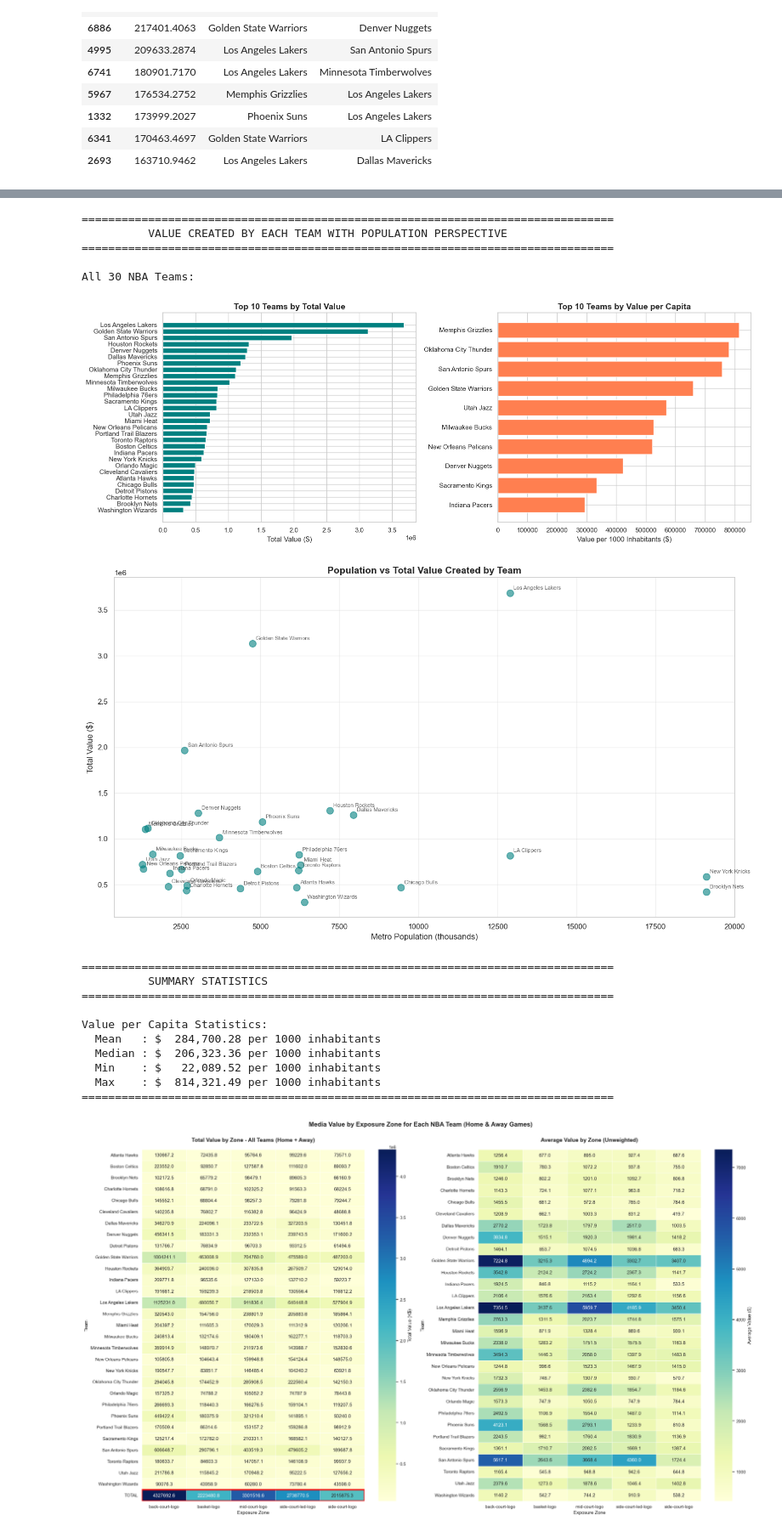
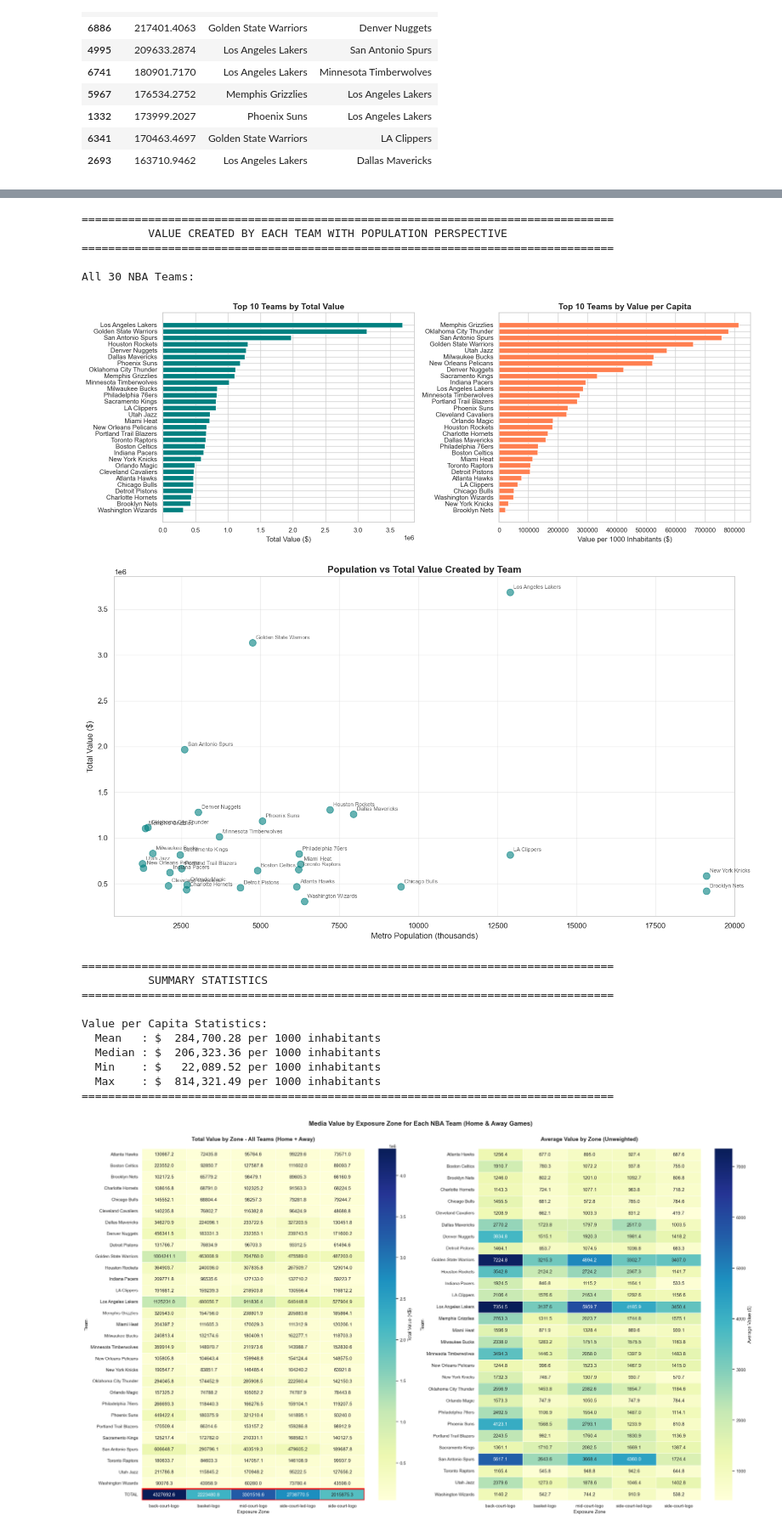
Before and after one commit to KylianSts/Quantifying-NBA-Sponsors-Extra-Exposure, a Jupyter notebook: Data_exploration/analysis_results/value_analysis.ipynb, the cells around one changed output, grey strips where cells are left out. Shown at 85% size. Cells and saved outputs as stored; diff of their text form; code cells hidden in the pictures.

```diff
--- a/Data_exploration/value_analysis.ipynb
+++ b/Data_exploration/analysis_results/value_analysis.ipynb
@@ -221,10 +174,6 @@ plt.show()
 # =============================================================================
 # VALUE BY TEAM WITH POPULATION PERSPECTIVE
 # =============================================================================
-
-import pandas as pd
-import matplotlib.pyplot as plt
-import seaborn as sns
 
 # Create a dataframe for home teams
 home_value = df_games.groupby('HOME_TEAM_NAME').agg({
@@ -324,7 +273,7 @@ ax1.set_title('Top 10 Teams by Total Value', fontsize=14, fontweight='bold')
 ax1.invert_yaxis()
 
 # 2. Top 10 teams by value per capita
-top_10_capita = team_value.sort_values(by='value_per_capita', ascending=False).head(10)
+top_10_capita = team_value.sort_values(by='value_per_capita', ascending=False)
 ax2.barh(range(len(top_10_capita)), top_10_capita['value_per_capita'], color='coral')
 ax2.set_yticks(range(len(top_10_capita)))
 ax2.set_yticklabels(top_10_capita.index)
@@ -350,34 +299,34 @@ for idx, row in team_value.iterrows():
                 textcoords='offset points')
 
 plt.xlabel('Metro Population (thousands)', fontsize=12)
 plt.ylabel('Total Value ($)', fontsize=12)
 plt.title('Population vs Total Value Created by Team', fontsize=14, fontweight='bold')
 plt.grid(alpha=0.3)
 plt.tight_layout()
 plt.show()
 
 # =============================================================================
 # SUMMARY STATISTICS
 # =============================================================================
 
 print("\n" + "=" * 80)
 print("          SUMMARY STATISTICS")
 print("=" * 80)
 
 print("\nValue per Capita Statistics:")
 print(f"  Mean   : ${team_value['value_per_capita'].mean():>12,.2f} per 1000 inhabitants")
 print(f"  Median : ${team_value['value_per_capita'].median():>12,.2f} per 1000 inhabitants")
 print(f"  Min    : ${team_value['value_per_capita'].min():>12,.2f} per 1000 inhabitants")
 print(f"  Max    : ${team_value['value_per_capita'].max():>12,.2f} per 1000 inhabitants")
 
 print("=" * 80)
 # %% [output]
 ================================================================================
           VALUE CREATED BY EACH TEAM WITH POPULATION PERSPECTIVE
 ================================================================================
 
 All 30 NBA Teams:
-[figure, old version]
+[figure, new version]
 [figure]
 ================================================================================
           SUMMARY STATISTICS
```
Also changed, not shown: parts of 1 cell of this notebook, 5 other files.
